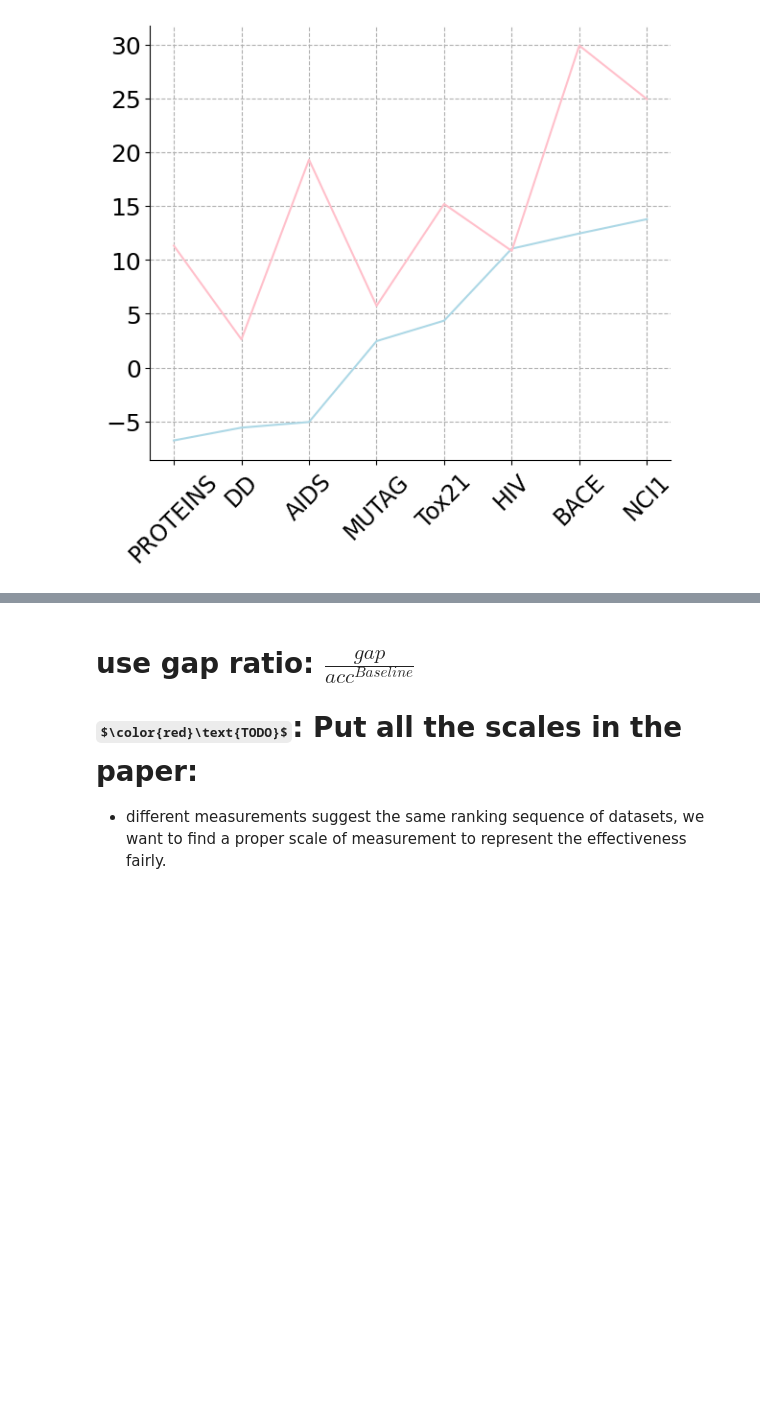
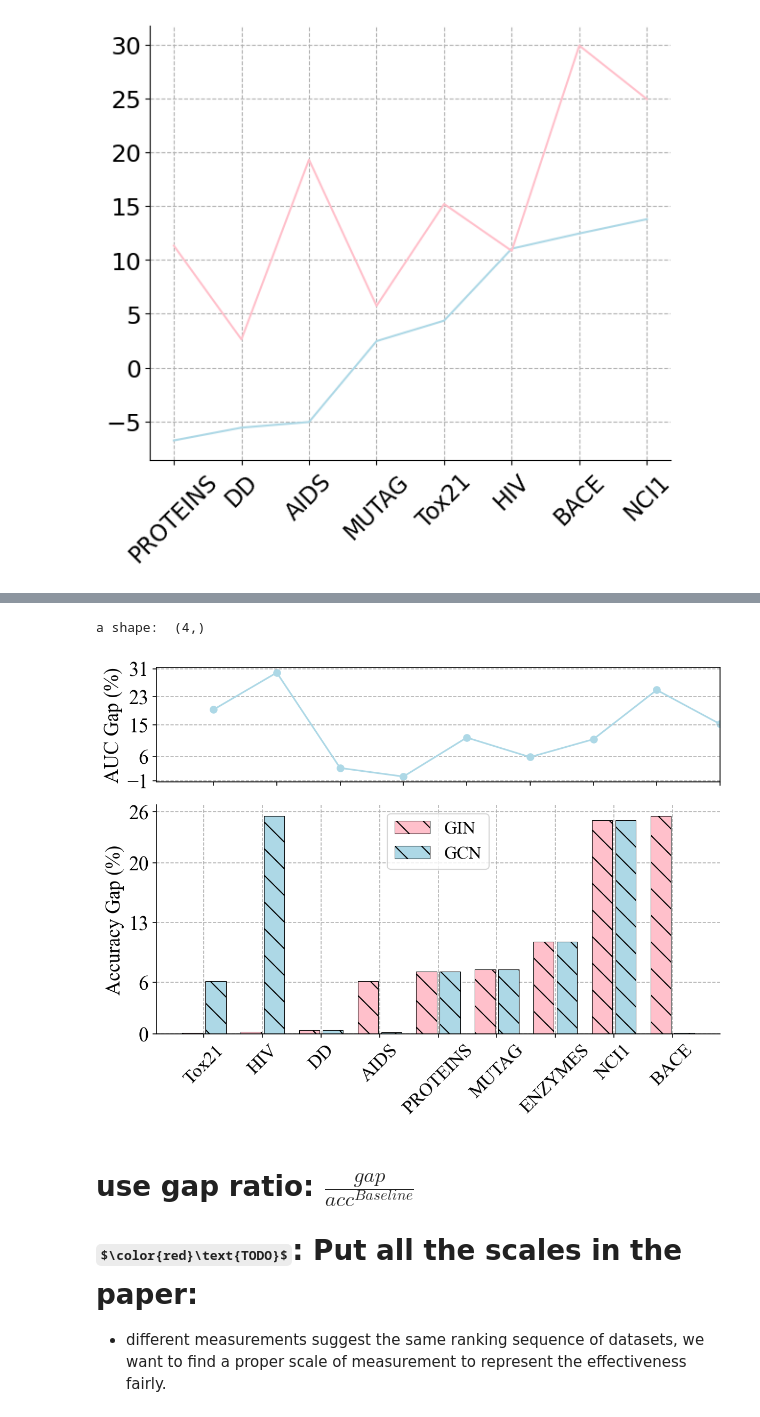
Before and after one commit to ICLab4DL/GNNBenchEffectiveness, a Jupyter notebook: plot_performance_gaps.ipynb, the cells around one changed output, grey strips where cells are left out. Drawn from its saved outputs; the diff is of its cells as text; code cells hidden in the pictures; some formulas as TeX source; blank space fills up the shorter version.

```diff
--- a/plot_performance_gaps.ipynb
+++ b/plot_performance_gaps.ipynb
@@ -521,0 +655,5 @@ plot_gap(roc_attr_es, roc_struct_es, 'Attribute/Structural Performance Gap', cus
+# %%
+plot_gap_cur_bar(roc_struct_es, struct_es, gcn_struct_es, cus_fsize=(8, 6))
+# %% [output]
+a shape:  (4,)
+[figure, added]
```
Also changed, not shown: parts of 18 cells of this notebook, 1 other file.
